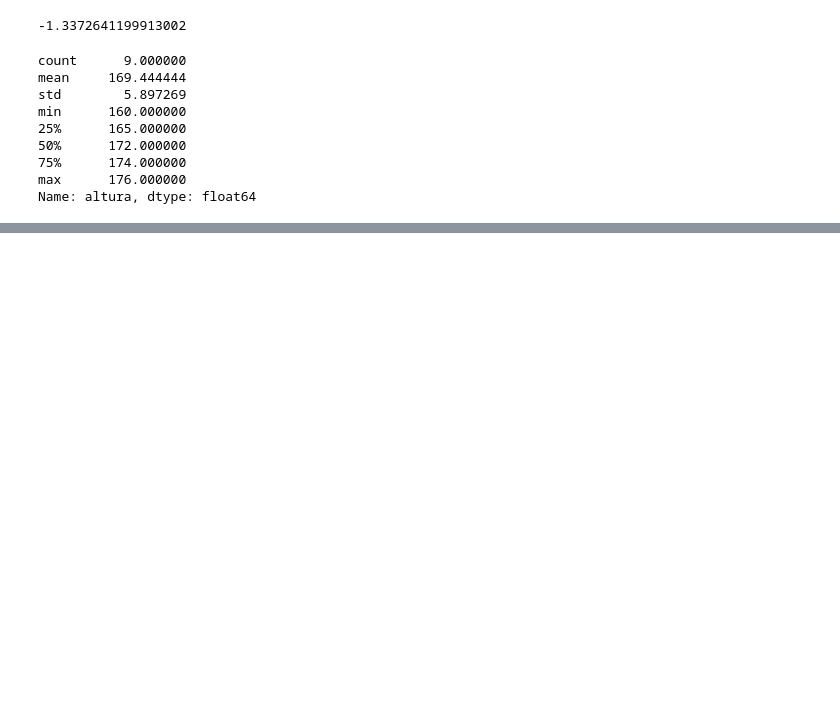
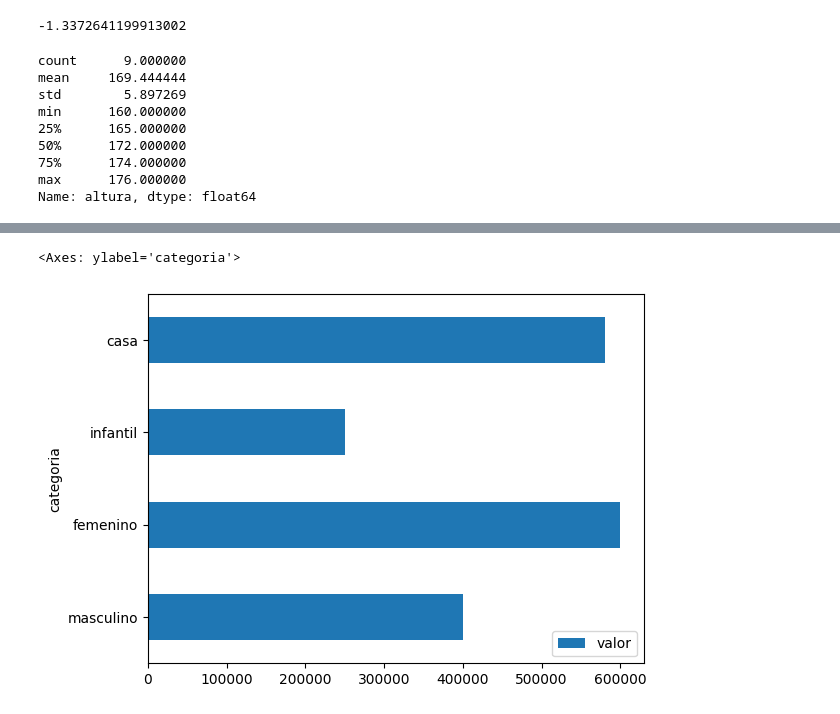
Before and after one commit to maryane-castro/data-science-rocketseat, a Jupyter notebook: Stage-1/step-1.ipynb, the cells around one changed output, grey strips where cells are left out. Cells and saved outputs as stored; diff of their text form; code cells hidden in the pictures; blank space fills up the shorter version.

```diff
--- a/Stage-1/step-1.ipynb
+++ b/Stage-1/step-1.ipynb
@@ -94,0 +134,5 @@ Name: altura, dtype: float64
+# %%
+df_vendas.plot.barh(x='categoria', y='valor')
+# %% [output]
+<Axes: ylabel='categoria'>
+[figure, added]
```
Also changed, not shown: parts of 20 cells of this notebook.
